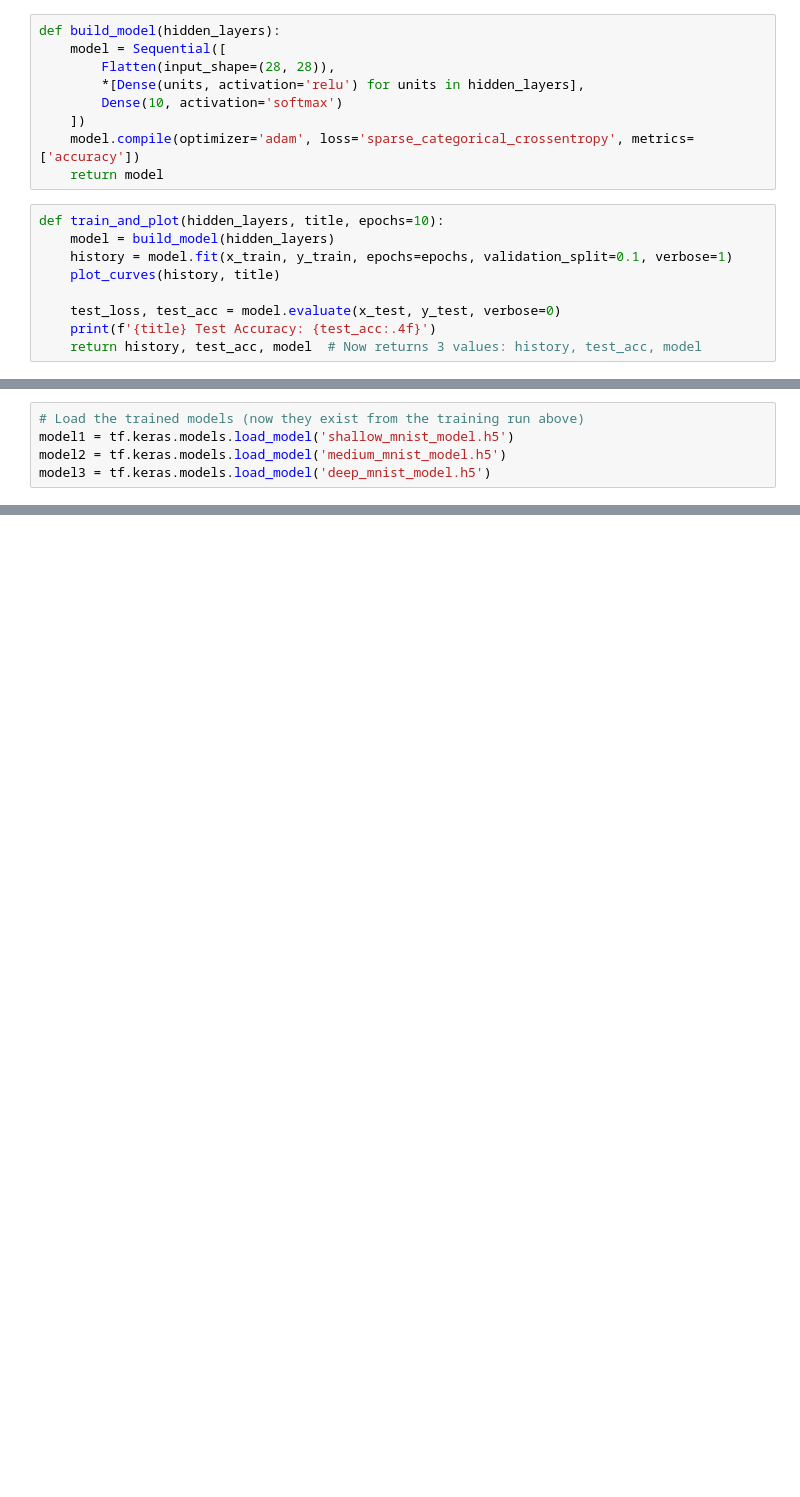
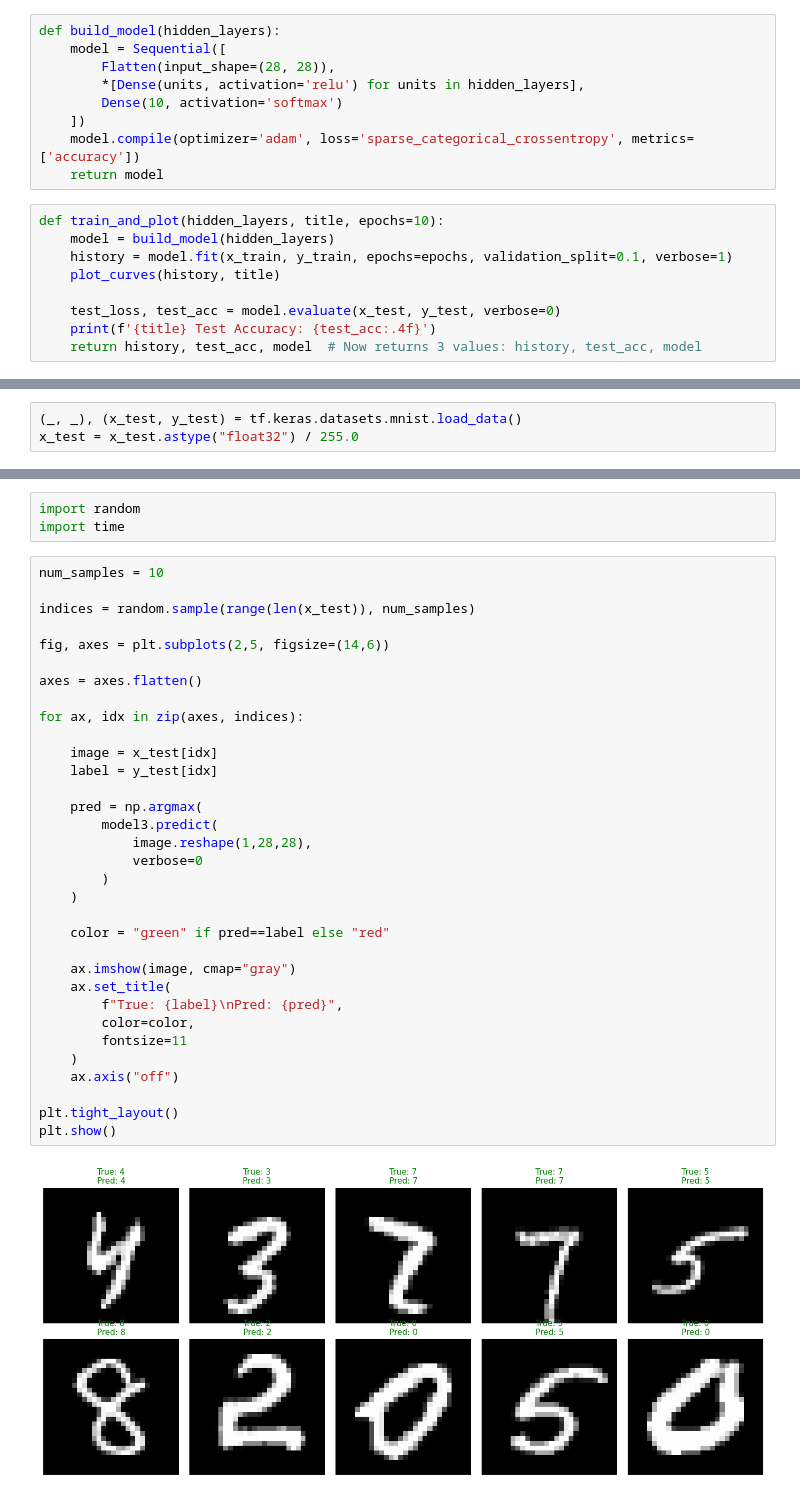
Before and after one commit to imamunorzrashid/Handwritten-digit-recognition, a Jupyter notebook: Handwritten_Classification_MTE_4105.ipynb, the cells around one changed output, grey strips where cells are left out. Cells and saved outputs as stored; diff of their text form; blank space fills up the shorter version.

```diff
--- a/Handwritten_Classification_MTE_4105.ipynb
+++ b/Handwritten_Classification_MTE_4105.ipynb
@@ -74,5 +135,0 @@ import time
-# %%
-# Load the trained models (now they exist from the training run above)
-model1 = tf.keras.models.load_model('shallow_mnist_model.h5')
-model2 = tf.keras.models.load_model('medium_mnist_model.h5')
-model3 = tf.keras.models.load_model('deep_mnist_model.h5')
@@ -215,0 +136,3 @@ if num_labeled > 0:
+# %%
+(_, _), (x_test, y_test) = tf.keras.datasets.mnist.load_data()
+x_test = x_test.astype("float32") / 255.0
@@ -215,0 +159,38 @@ if num_labeled > 0:
+# %%
+import random
+import time
+# %%
+num_samples = 10
+
+indices = random.sample(range(len(x_test)), num_samples)
+
+fig, axes = plt.subplots(2,5, figsize=(14,6))
+
+axes = axes.flatten()
+
+for ax, idx in zip(axes, indices):
+
+    image = x_test[idx]
+    label = y_test[idx]
+
+    pred = np.argmax(
+        model3.predict(
+            image.reshape(1,28,28),
+            verbose=0
+        )
+    )
+
+    color = "green" if pred==label else "red"
+
+    ax.imshow(image, cmap="gray")
+    ax.set_title(
+        f"True: {label}\nPred: {pred}",
+        color=color,
+        fontsize=11
+    )
+    ax.axis("off")
+
+plt.tight_layout()
+plt.show()
+# %% [output]
+[figure, added]
```
Also changed, not shown: parts of 14 cells of this notebook.
